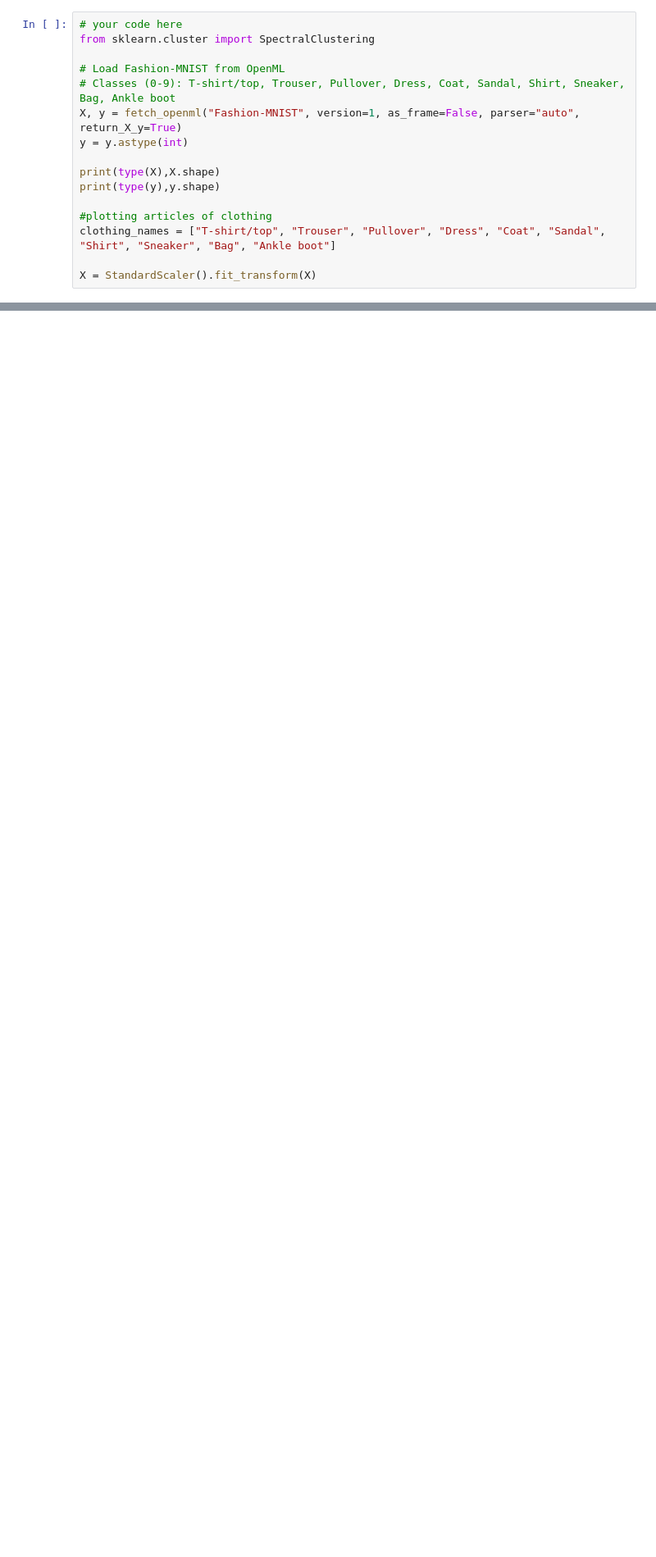
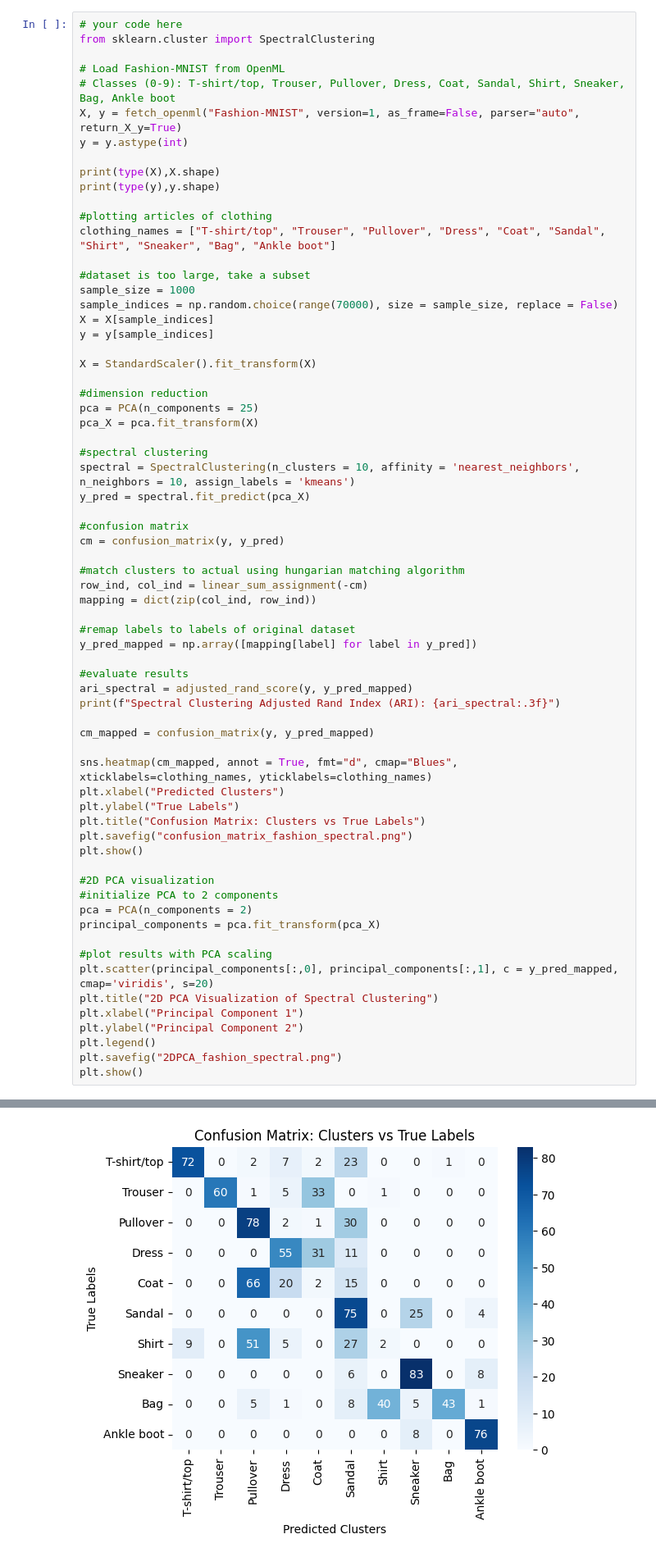
Before and after one commit to elainewong756/math-data-science-course-Project2, a Jupyter notebook: project2.ipynb, the cells around one changed output, grey strips where cells are left out. Shown: that part at 82% size. Cells and saved outputs as stored; diff of their text form; blank space fills up the shorter version.

```diff
--- a/project2.ipynb
+++ b/project2.ipynb
@@ -296,4 +346,56 @@ print(type(y),y.shape)
 #plotting articles of clothing
 clothing_names = ["T-shirt/top", "Trouser", "Pullover", "Dress", "Coat", "Sandal", "Shirt", "Sneaker", "Bag", "Ankle boot"]
 
+#dataset is too large, take a subset
+sample_size = 1000
+sample_indices = np.random.choice(range(70000), size = sample_size, replace = False)
+X = X[sample_indices]
+y = y[sample_indices]
+
 X = StandardScaler().fit_transform(X)
+
+#dimension reduction
+pca = PCA(n_components = 25)
+pca_X = pca.fit_transform(X)
+
+#spectral clustering
+spectral = SpectralClustering(n_clusters = 10, affinity = 'nearest_neighbors', n_neighbors = 10, assign_labels = 'kmeans')
+y_pred = spectral.fit_predict(pca_X)
+
+#confusion matrix
+cm = confusion_matrix(y, y_pred)
+
+#match clusters to actual using hungarian matching algorithm
+row_ind, col_ind = linear_sum_assignment(-cm)
+mapping = dict(zip(col_ind, row_ind))
+
+#remap labels to labels of original dataset
+y_pred_mapped = np.array([mapping[label] for label in y_pred])
+
+#evaluate results
+ari_spectral = adjusted_rand_score(y, y_pred_mapped)
+print(f"Spectral Clustering Adjusted Rand Index (ARI): {ari_spectral:.3f}")
+
+cm_mapped = confusion_matrix(y, y_pred_mapped)
+
+sns.heatmap(cm_mapped, annot = True, fmt="d", cmap="Blues", xticklabels=clothing_names, yticklabels=clothing_names)
+plt.xlabel("Predicted Clusters")
+plt.ylabel("True Labels")
+plt.title("Confusion Matrix: Clusters vs True Labels")
+plt.savefig("confusion_matrix_fashion_spectral.png")
+plt.show()
+
+#2D PCA visualization
+#initialize PCA to 2 components
+pca = PCA(n_components = 2)
+principal_components = pca.fit_transform(pca_X)
+
+#plot results with PCA scaling
+plt.scatter(principal_components[:,0], principal_components[:,1], c = y_pred_mapped, cmap='viridis', s=20)
+plt.title("2D PCA Visualization of Spectral Clustering")
+plt.xlabel("Principal Component 1")
+plt.ylabel("Principal Component 2")
+plt.legend()
+plt.savefig("2DPCA_fashion_spectral.png")
+plt.show()
+# %% [output]
@@ -299,0 +405 @@ X = StandardScaler().fit_transform(X)
+[figure, added]
```
Also changed, not shown: parts of 6 cells of this notebook.
